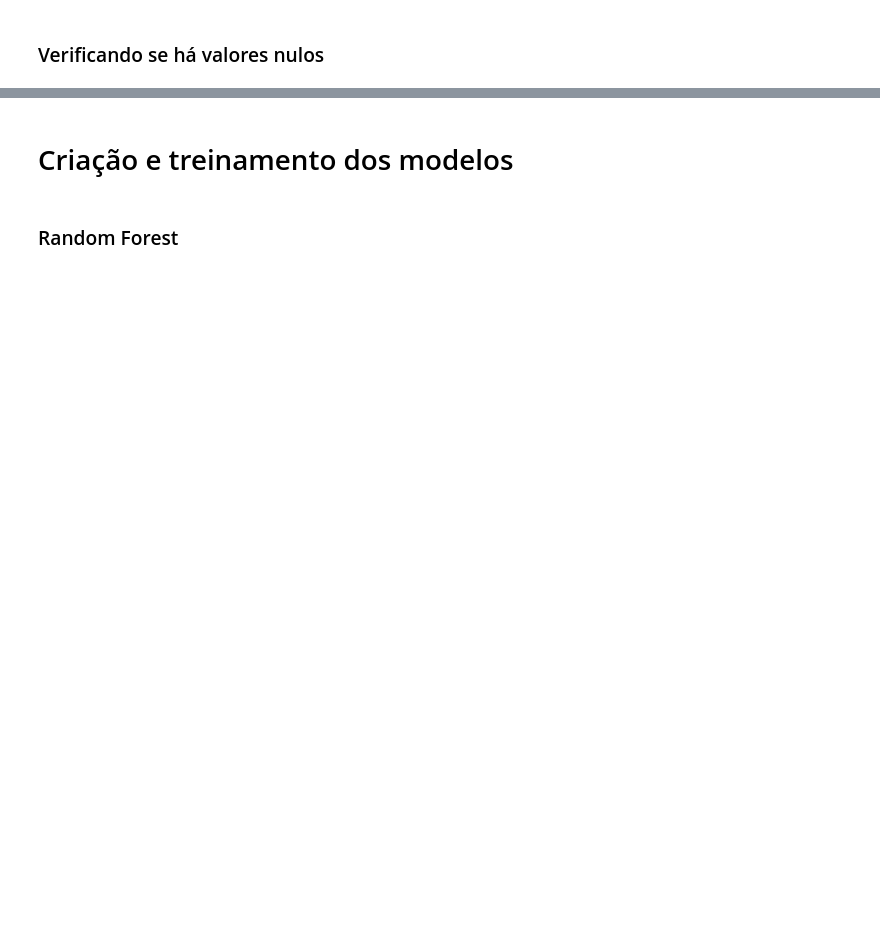
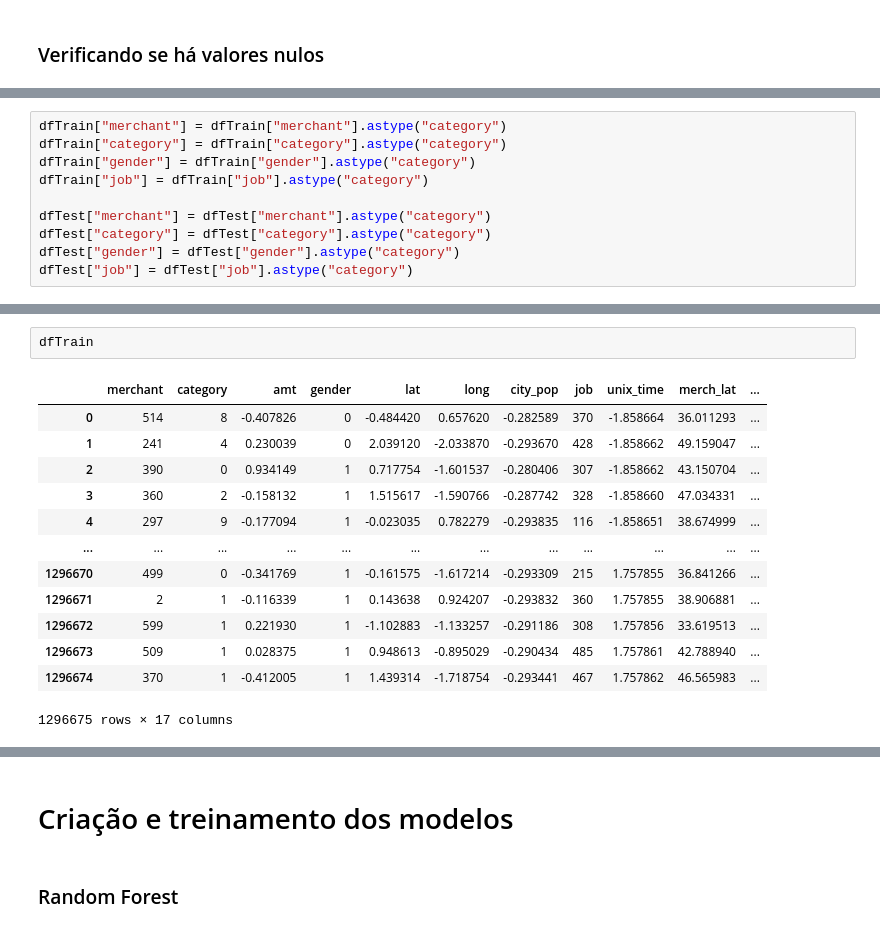
Before and after one commit to jlsm2/deeplearning, a Jupyter notebook: cc_fraud_detection.ipynb, the cells around one changed output, grey strips where cells are left out. Cells and saved outputs as stored; diff of their text form; blank space fills up the shorter version.

```diff
--- a/cc_fraud_detection.ipynb
+++ b/cc_fraud_detection.ipynb
@@ -111,0 +148,10 @@ sns.boxplot(x=df["Amount"])
+# %%
+dfTrain["merchant"] = dfTrain["merchant"].astype("category")
+dfTrain["category"] = dfTrain["category"].astype("category")
+dfTrain["gender"] = dfTrain["gender"].astype("category")
+dfTrain["job"] = dfTrain["job"].astype("category")
+
+dfTest["merchant"] = dfTest["merchant"].astype("category")
+dfTest["category"] = dfTest["category"].astype("category")
+dfTest["gender"] = dfTest["gender"].astype("category")
+dfTest["job"] = dfTest["job"].astype("category")
@@ -111,0 +221,16 @@ sns.boxplot(x=df["Amount"])
+# %%
+dfTrain
+# %% [output]
+|  | merchant | category | amt | gender | lat | long | city_pop | job | unix_time | merch_lat | ... |
+| 0 | 514 | 8 | -0.407826 | 0 | -0.484420 | 0.657620 | -0.282589 | 370 | -1.858664 | 36.011293 | ... |
+| 1 | 241 | 4 | 0.230039 | 0 | 2.039120 | -2.033870 | -0.293670 | 428 | -1.858662 | 49.159047 | ... |
+| 2 | 390 | 0 | 0.934149 | 1 | 0.717754 | -1.601537 | -0.280406 | 307 | -1.858662 | 43.150704 | ... |
+| 3 | 360 | 2 | -0.158132 | 1 | 1.515617 | -1.590766 | -0.287742 | 328 | -1.858660 | 47.034331 | ... |
+| 4 | 297 | 9 | -0.177094 | 1 | -0.023035 | 0.782279 | -0.293835 | 116 | -1.858651 | 38.674999 | ... |
+| ... | ... | ... | ... | ... | ... | ... | ... | ... | ... | ... | ... |
+| 1296670 | 499 | 0 | -0.341769 | 1 | -0.161575 | -1.617214 | -0.293309 | 215 | 1.757855 | 36.841266 | ... |
+| 1296671 | 2 | 1 | -0.116339 | 1 | 0.143638 | 0.924207 | -0.293832 | 360 | 1.757855 | 38.906881 | ... |
+| 1296672 | 599 | 1 | 0.221930 | 1 | -1.102883 | -1.133257 | -0.291186 | 308 | 1.757856 | 33.619513 | ... |
+| 1296673 | 509 | 1 | 0.028375 | 1 | 0.948613 | -0.895029 | -0.290434 | 485 | 1.757861 | 42.788940 | ... |
+| 1296674 | 370 | 1 | -0.412005 | 1 | 1.439314 | -1.718754 | -0.293441 | 467 | 1.757862 | 46.565983 | ... |
+1296675 rows × 17 columns
```
Also changed, not shown: parts of 35 cells of this notebook.
